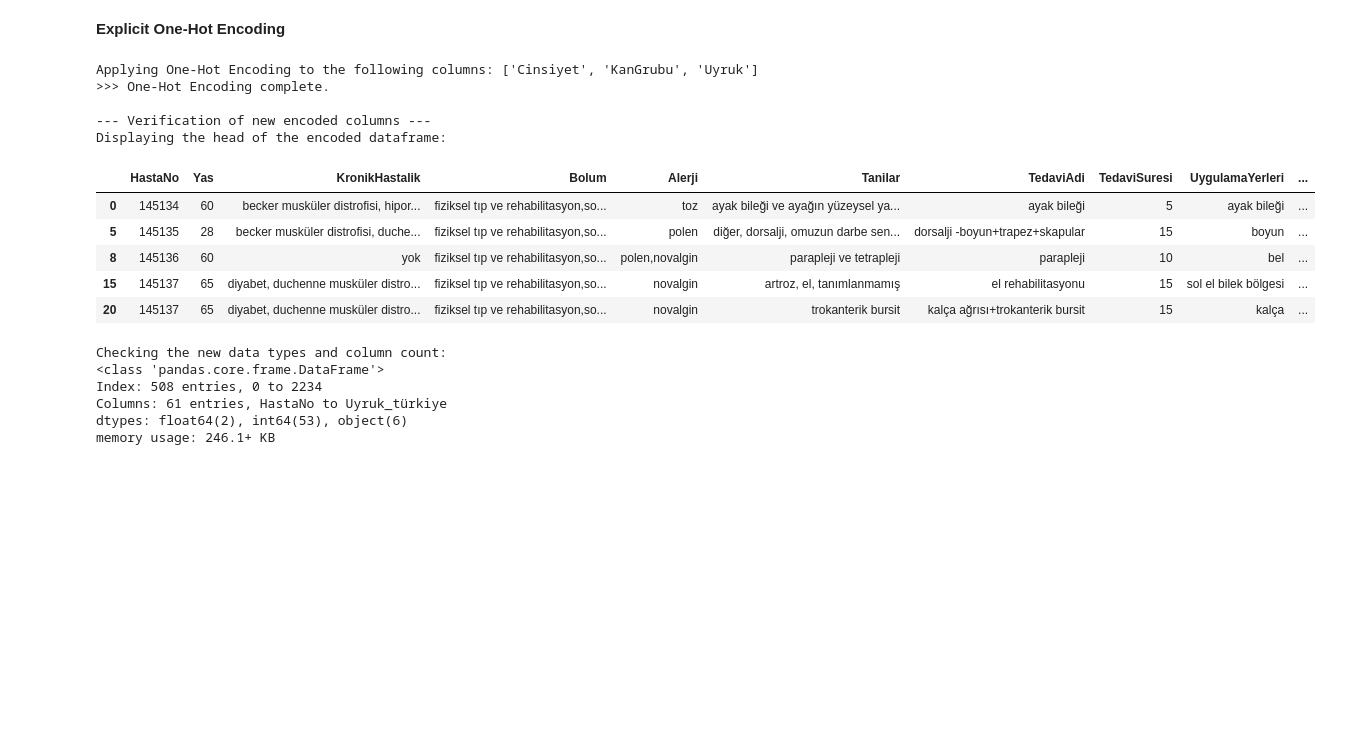
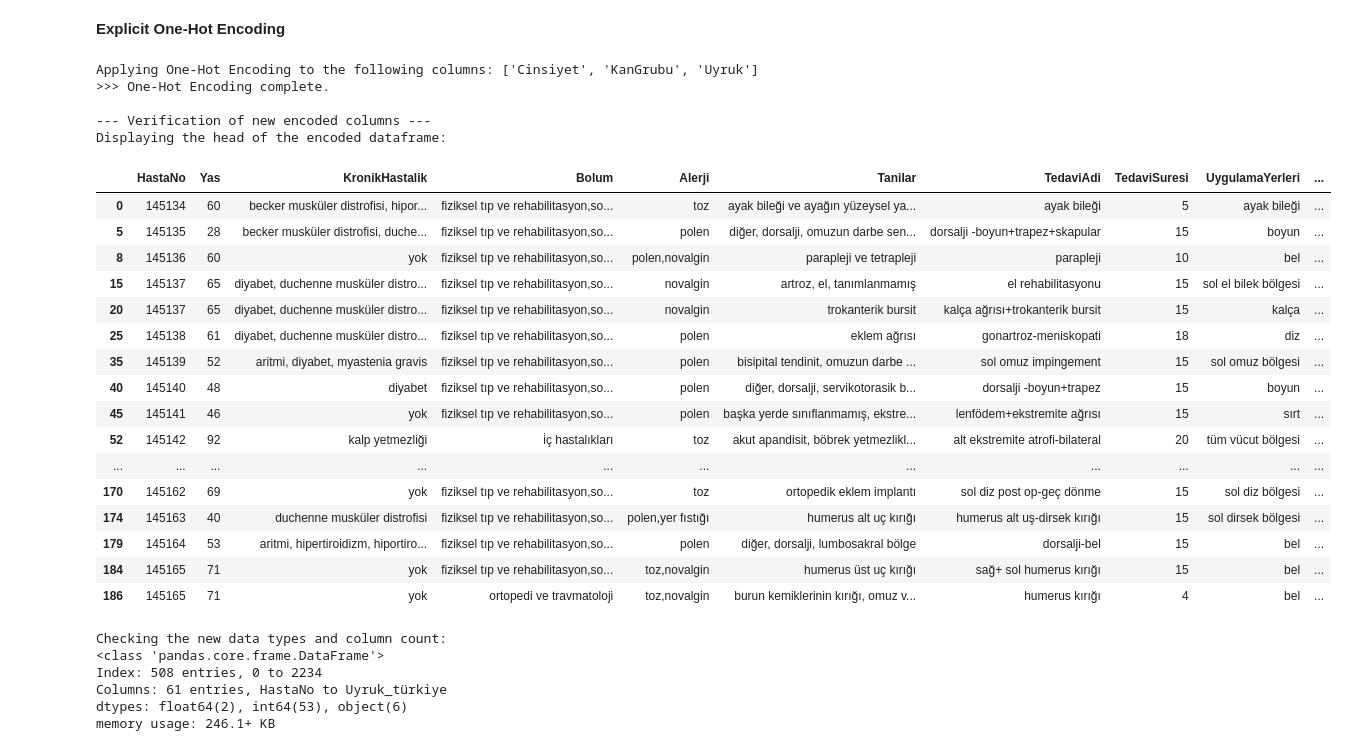
Before and after one commit to BerivanAyaz/Pusula_Berivan_Ayaz, a Jupyter notebook: Pusula_Case_Study.ipynb, the cells around one changed output. Cells and saved outputs as stored; diff of their text form; code cells hidden in the pictures; blank space fills up the shorter version.

```diff
--- a/Pusula_Case_Study.ipynb
+++ b/Pusula_Case_Study.ipynb
@@ -1040,34 +1040,45 @@ print(f"Applying One-Hot Encoding to the following columns: {cols_to_encode}")
 
 # --- 2. Applying pd.get_dummies ---
 # I am NOT using 'drop_first=True' to ensure all categories get their own column.
 # I am using 'dtype=int' to get clear 1s and 0s instead of True/False.
 df_encoded = pd.get_dummies(df_encoded, columns=cols_to_encode, prefix=cols_to_encode, dtype=int)
 
 print(">>> One-Hot Encoding complete.")
 
 
 # --- Verification ---
 print("\n--- Verification of new encoded columns ---")
 # Now, I should see all categories represented. For example, for a male patient,
 # 'Cinsiyet_erkek' will be 1 and 'Cinsiyet_kadın' will be 0.
 pd.set_option('display.max_columns', None)
 print("Displaying the head of the encoded dataframe:")
-display(df_encoded.head())
+display(df_encoded.head(40))
 
 print("\nChecking the new data types and column count:")
 df_encoded.info(verbose=False) # Using verbose=False for a cleaner summary
 # %% [output]
 Applying One-Hot Encoding to the following columns: ['Cinsiyet', 'KanGrubu', 'Uyruk']
 >>> One-Hot Encoding complete.
 
 --- Verification of new encoded columns ---
 Displaying the head of the encoded dataframe:
 |  | HastaNo | Yas | KronikHastalik | Bolum | Alerji | Tanilar | TedaviAdi | TedaviSuresi | UygulamaYerleri | ... |
 | 0 | 145134 | 60 | becker musküler distrofisi, hipor... | fiziksel tıp ve rehabilitasyon,so... | toz | ayak bileği ve ayağın yüzeysel ya... | ayak bileği | 5 | ayak bileği | ... |
 | 5 | 145135 | 28 | becker musküler distrofisi, duche... | fiziksel tıp ve rehabilitasyon,so... | polen | diğer, dorsalji, omuzun darbe sen... | dorsalji -boyun+trapez+skapular | 15 | boyun | ... |
 | 8 | 145136 | 60 | yok | fiziksel tıp ve rehabilitasyon,so... | polen,novalgin | parapleji ve tetrapleji | parapleji | 10 | bel | ... |
 | 15 | 145137 | 65 | diyabet, duchenne musküler distro... | fiziksel tıp ve rehabilitasyon,so... | novalgin | artroz, el, tanımlanmamış | el rehabilitasyonu | 15 | sol el bilek bölgesi | ... |
 | 20 | 145137 | 65 | diyabet, duchenne musküler distro... | fiziksel tıp ve rehabilitasyon,so... | novalgin | trokanterik bursit | kalça ağrısı+trokanterik bursit | 15 | kalça | ... |
+| 25 | 145138 | 61 | diyabet, duchenne musküler distro... | fiziksel tıp ve rehabilitasyon,so... | polen | eklem ağrısı | gonartroz-meniskopati | 18 | diz | ... |
+| 35 | 145139 | 52 | aritmi, diyabet, myastenia gravis | fiziksel tıp ve rehabilitasyon,so... | polen | bisipital tendinit, omuzun darbe ... | sol omuz impingement | 15 | sol omuz bölgesi | ... |
+| 40 | 145140 | 48 | diyabet | fiziksel tıp ve rehabilitasyon,so... | polen | diğer, dorsalji, servikotorasik b... | dorsalji -boyun+trapez | 15 | boyun | ... |
+| 45 | 145141 | 46 | yok | fiziksel tıp ve rehabilitasyon,so... | polen | başka yerde sınıflanmamış, ekstre... | lenfödem+ekstremite ağrısı | 15 | sırt | ... |
+| 52 | 145142 | 92 | kalp yetmezliği | i̇ç hastalıkları | toz | akut apandisit, böbrek yetmezlikl... | alt ekstremite atrofi-bilateral | 20 | tüm vücut bölgesi | ... |
+| ... | ... | ... | ... | ... | ... | ... | ... | ... | ... | ... |
+| 170 | 145162 | 69 | yok | fiziksel tıp ve rehabilitasyon,so... | toz | ortopedik eklem implantı | sol diz post op-geç dönme | 15 | sol diz bölgesi | ... |
+| 174 | 145163 | 40 | duchenne musküler distrofisi | fiziksel tıp ve rehabilitasyon,so... | polen,yer fıstığı | humerus alt uç kırığı | humerus alt uş-dirsek kırığı | 15 | sol dirsek bölgesi | ... |
+| 179 | 145164 | 53 | aritmi, hipertiroidizm, hiportiro... | fiziksel tıp ve rehabilitasyon,so... | polen | diğer, dorsalji, lumbosakral bölge | dorsalji-bel | 15 | bel | ... |
+| 184 | 145165 | 71 | yok | fiziksel tıp ve rehabilitasyon,so... | toz,novalgin | humerus üst uç kırığı | sağ+ sol humerus kırığı | 15 | bel | ... |
+| 186 | 145165 | 71 | yok | ortopedi ve travmatoloji | toz,novalgin | burun kemiklerinin kırığı, omuz v... | humerus kırığı | 4 | bel | ... |
 Checking the new data types and column count:
 <class 'pandas.core.frame.DataFrame'>
 Index: 508 entries, 0 to 2234
```
Also changed, not shown: parts of 2 cells of this notebook.
